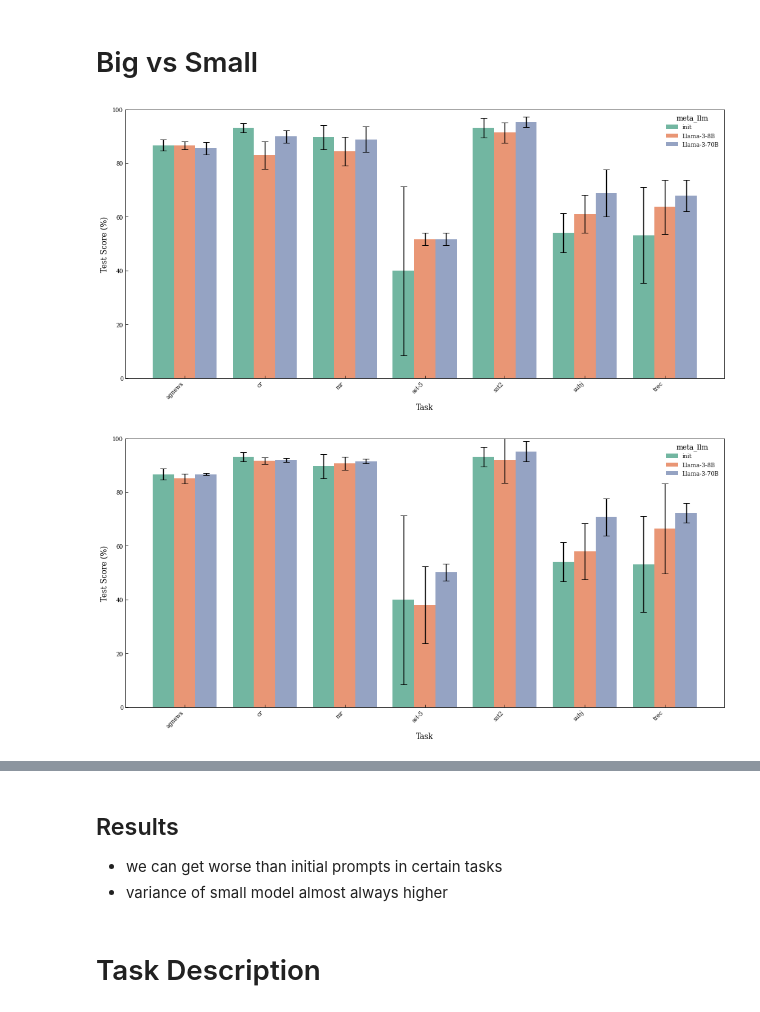
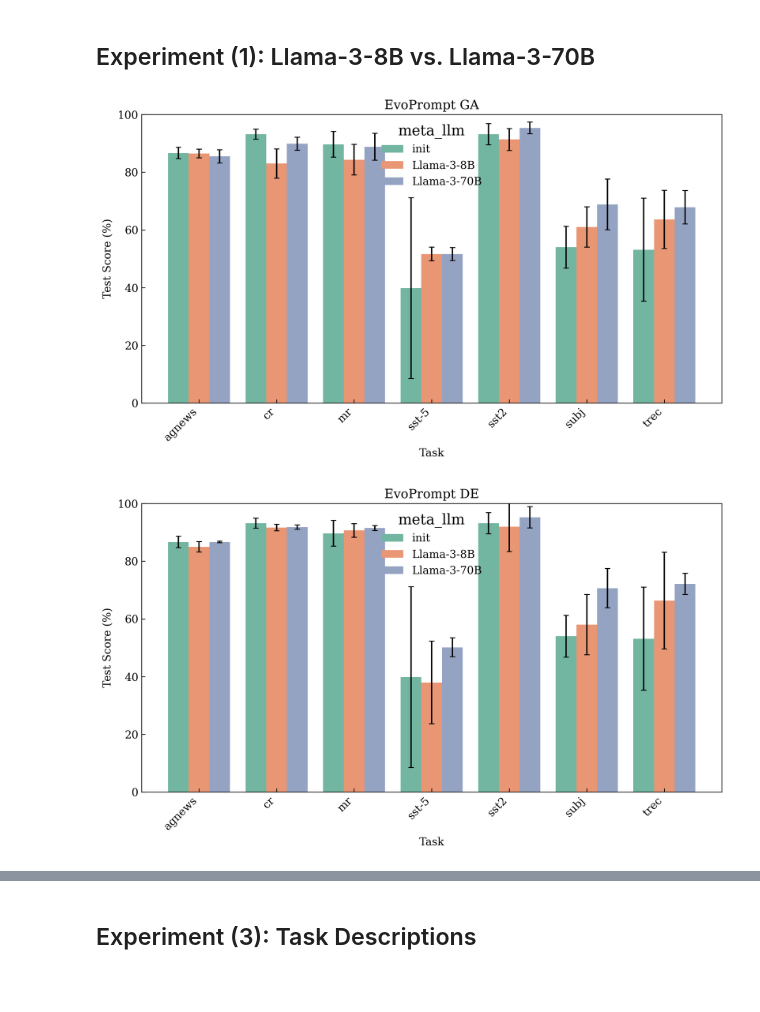
Before and after one commit to finitearth/promptolution, a Jupyter notebook: notebooks/evaluation_experiment.ipynb, the cells around one changed output, grey strips where cells are left out. Cells and saved outputs as stored; diff of their text form; code cells hidden in the pictures; blank space fills up the shorter version.

Commit message:
Update and refine evaluation graphics

```diff
--- a/notebooks/evaluation_experiment.ipynb
+++ b/notebooks/evaluation_experiment.ipynb
@@ -119,15 +119,14 @@ def get_result_table(df):
         .first()\
         .pivot(index=['meta_llm', "downstream_llm", 'optimizer', "use_task_desc"], columns='task', values='test_score')
 # %%
-def plot_bar(df_plot, hue=None):
+def plot_bar(df_plot, hue=None, title=None):
     df_plot = df_plot.loc[df_plot["task"]!="Average", :].copy()
     df_plot = df_plot.sort_values(by=["task", "meta_llm", "use_task_desc"], ascending=[True, False, True])
 
     df_plot.loc[:, 'test_score'] = df_plot.loc[:, 'test_score'] * 100
     df_plot.loc[:, 'test_score_std'] = df_plot.loc[:, 'test_score_std'] * 100
 
-    plt.figure(figsize=(14, 7))
-    plt.gcf().set_dpi(70)
+    plt.figure(figsize=(10, 6))
     sns.barplot(x='task', y='test_score', hue=hue, data=df_plot,
                      capsize=0.3, errorbar=None, palette="Set2")
 
@@ -136,17 +135,20 @@ def plot_bar(df_plot, hue=None):
         for j, (_, row) in enumerate(task_data.iterrows()):
             x = i + (j - (len(task_data) - 1) / 2) * (0.8 / len(task_data))
             plt.errorbar(x, row['test_score'], yerr=row['test_score_std'],
-                         fmt='none', color='black', capsize=5)
+                         fmt='none', color='black', capsize=3)
     plt.xlabel('Task', fontsize=12)
     plt.ylabel('Test Score (%)', fontsize=12)
     plt.ylim(0, 100)
 
     plt.xticks(rotation=45, ha='right')
 
+    if title is not None:
+        plt.title(title, fontsize=14)
+
     plt.tight_layout()
     plt.show()
-# %% [markdown]
-# Big vs Small
+# %% [markdown]
+## Experiment (1): Llama-3-8B vs. Llama-3-70B
 # %%
 best_scores_exp = read_best_scores("experiment")
 best_scores_all = get_mean_std(best_scores_exp)
@@ -165,20 +167,20 @@ best_scores_all = clean_names(best_scores_all)
 # %%
 df_plot = best_scores_all[best_scores_all['optimizer'] == 'GA'].copy()
 init_prompts = best_scores_all[best_scores_all["optimizer"]=="init"]
 
 df_plot = pd.concat([df_plot, init_prompts])
-plot_bar(df_plot, "meta_llm")
+plot_bar(df_plot, "meta_llm", title="EvoPrompt GA")
 # %% [output]
-[figure, old version]
+[figure, new version]
 # %%
 df_plot = best_scores_all[best_scores_all['optimizer'] == 'DE'].copy()
 init_prompts = best_scores_all[(best_scores_all["optimizer"]=="init")]
 
 df_plot = pd.concat([df_plot, init_prompts])
 # %%
-plot_bar(df_plot, "meta_llm")
+plot_bar(df_plot, "meta_llm", "EvoPrompt DE")
 # %% [output]
-[figure, old version]
+[figure, new version]
 # %%
 fancy_pants = format_score(best_scores_all)
 get_result_table(fancy_pants)
@@ -190,12 +192,8 @@ get_result_table(fancy_pants)
 | Llama-3-8B | Llama-3-70B | DE | False | 74.52 | 85.00 ± 1.80 | 91.67 ± 1.15 | 90.67 ± 2.36 | 38.00 ± 14.31 | 92.00 ± 8.67 | ... |
 |  |  | GA | False | 74.50 | 86.50 ± 1.50 | 83.00 ± 5.07 | 84.33 ± 5.30 | 51.67 ± 2.36 | 91.33 ± 3.79 | ... |
 | init | Llama-3-70B | init | False | 72.81 | 86.67 ± 2.02 | 93.17 ± 1.76 | 89.67 ± 4.48 | 39.83 ± 31.32 | 93.17 ± 3.69 | ... |
-# %% [markdown]
-## Results
-- we can get worse than initial prompts in certain tasks
-- variance of small model almost always higher
 # %% [markdown]
-# Task Description
+## Experiment (3): Task Descriptions
 # %%
 df_comparison = read_best_scores("experiment")
 df_comparison = clean_names(df_comparison)
```
Also changed, not shown: parts of 14 cells of this notebook, 1 other file.
